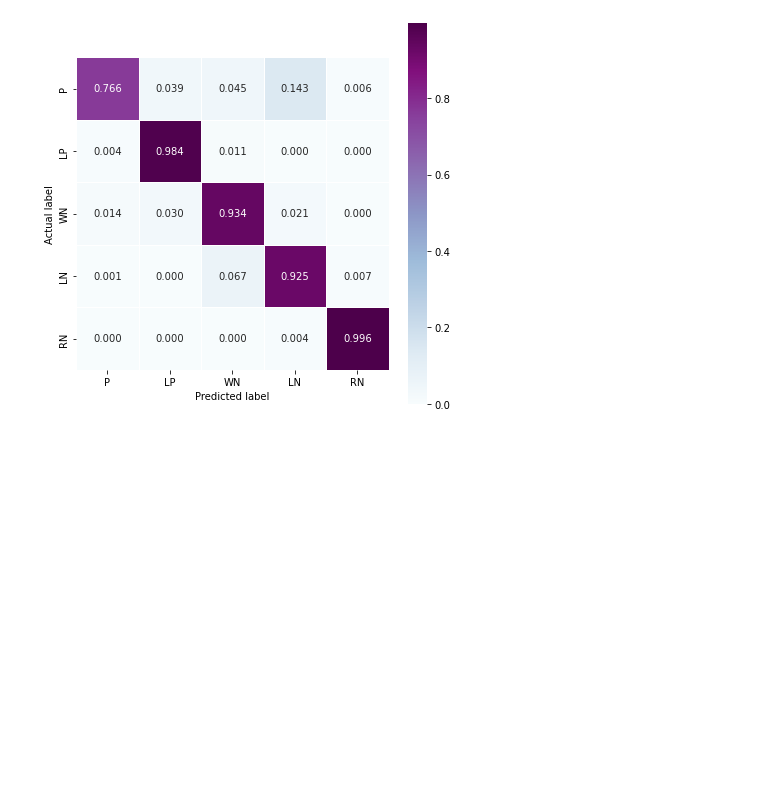
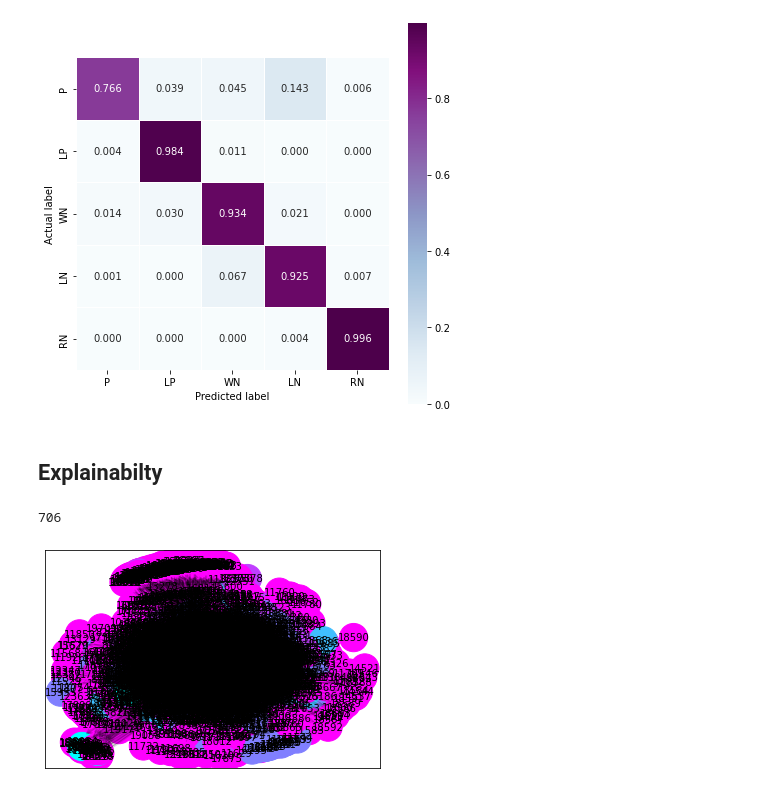
Before and after one commit to GiDeCarlo/XGDAG, a Jupyter notebook: Classification_pipeline.ipynb, the cells around one changed output. Saved outputs shown, nothing was run; the diff lists cells and outputs as text; code cells hidden in the pictures; blank space fills up the shorter version.

Commit message:
Update Classification_pipeline.ipynb
Added explainability (first try)

```diff
--- a/Classification_pipeline.ipynb
+++ b/Classification_pipeline.ipynb
@@ -46,8 +49,8 @@ class GNN7L_Sage (nn.Module):
         self.conv6 = SAGEConv(16, 16)
         self.conv7 = SAGEConv(16, int(data.num_classes))
 
-    def forward(self, data):
-        x, edge_index = data.x, data.edge_index
+    def forward(self, x, edge_index):
+        # x, edge_index = data.x, data.edge_index
 
         x = F.relu(self.conv1(x, edge_index))
         x = F.relu(self.conv2(x, edge_index))
@@ -71,8 +74,8 @@ class GNN7L_GraphConv (nn.Module):
         self.conv6 = GraphConv(16, 16, aggr='mean')
         self.conv7 = GraphConv(16, int(data.num_classes), aggr='mean')
 
-    def forward(self, data):
-        x, edge_index = data.x, data.edge_index
+    def forward(self, x, edge_index):
+        # x, edge_index = data.x, data.edge_index
 
         x = F.relu(self.conv1(x, edge_index))
         x = F.relu(self.conv2(x, edge_index))
@@ -163,7 +166,7 @@ def show_results(data, output, classes):
 def GDAClassification(data, model_name, path):
     classes = None
     if data.num_classes == 2:
-        classes = ['P', 'U']
+        classes = ['U', 'P']
     elif data.num_classes == 5:
         classes=['P', 'LP', 'WN', 'LN', 'RN']
     else:
@@ -181,12 +184,12 @@ def GDAClassification(data, model_name, path):
 
     model.load_state_dict(torch.load(path))
     model.eval()
-    logits = model(data)
+    logits = model(data.x, data.edge_index)
     output = logits.argmax(1)
 
     show_results(data, output, classes)
 
-    return output
+    return output, model
 # %% [markdown]
 # GDARanking
 # %% [markdown]
@@ -287,7 +291,7 @@ multiclass_data = create_dataset(G, 5).to(device)
 # %% [markdown]
 ### SAGE
 # %%
-sage_pred_multi = GDAClassification(multiclass_data, 'SAGE', 'Models/SAGE7L_multiclass_16HC_v2_40000_0_0005')
+sage_pred_multi, sage_model = GDAClassification(multiclass_data, 'SAGE', 'Models/SAGE7L_multiclass_16HC_v2_40000_0_0005')
 # %% [output]
               precision    recall  f1-score   support
 
@@ -320,3 +324,40 @@ conv_preds_multi = GDAClassification(multiclass_data, 'CONV', 'Models/GraphConv7
 weighted avg       0.95      0.95      0.95      2964
 [figure]
 [figure]
+# %% [markdown]
+## Explainabilty
+# %%
+# Take the likely positive list
+LP = []
+test_mask = multiclass_data.test_mask
+
+test_preds = sage_pred_multi[test_mask]
+
+nodes = list(G.nodes)
+test_nodes = []
+
+i = 0
+for node in nodes:
+    if test_mask[i]:
+        test_nodes.append(node)
+    i += 1
+
+for i in range(len(test_nodes)):
+    if test_preds[i] == 1: #LP
+        LP.append(test_nodes[i])
+
+len(LP)
+# %% [output]
+706
+# %%
+x = multiclass_data.x
+y = multiclass_data.y
+edge_index = multiclass_data.edge_index
+
+explainer = GNNExplainer(sage_model, epochs=200, return_type='log_prob', num_hops=2)
+node_idx = 0 #node to explain
+node_feat_mask, edge_mask = explainer.explain_node(node_idx, x, edge_index)
+ax, G = explainer.visualize_subgraph(node_idx, edge_index, edge_mask, y=y)
+plt.show()
+# %% [output]
+[figure, added]
```
Also changed, not shown: parts of 3 cells of this notebook.
